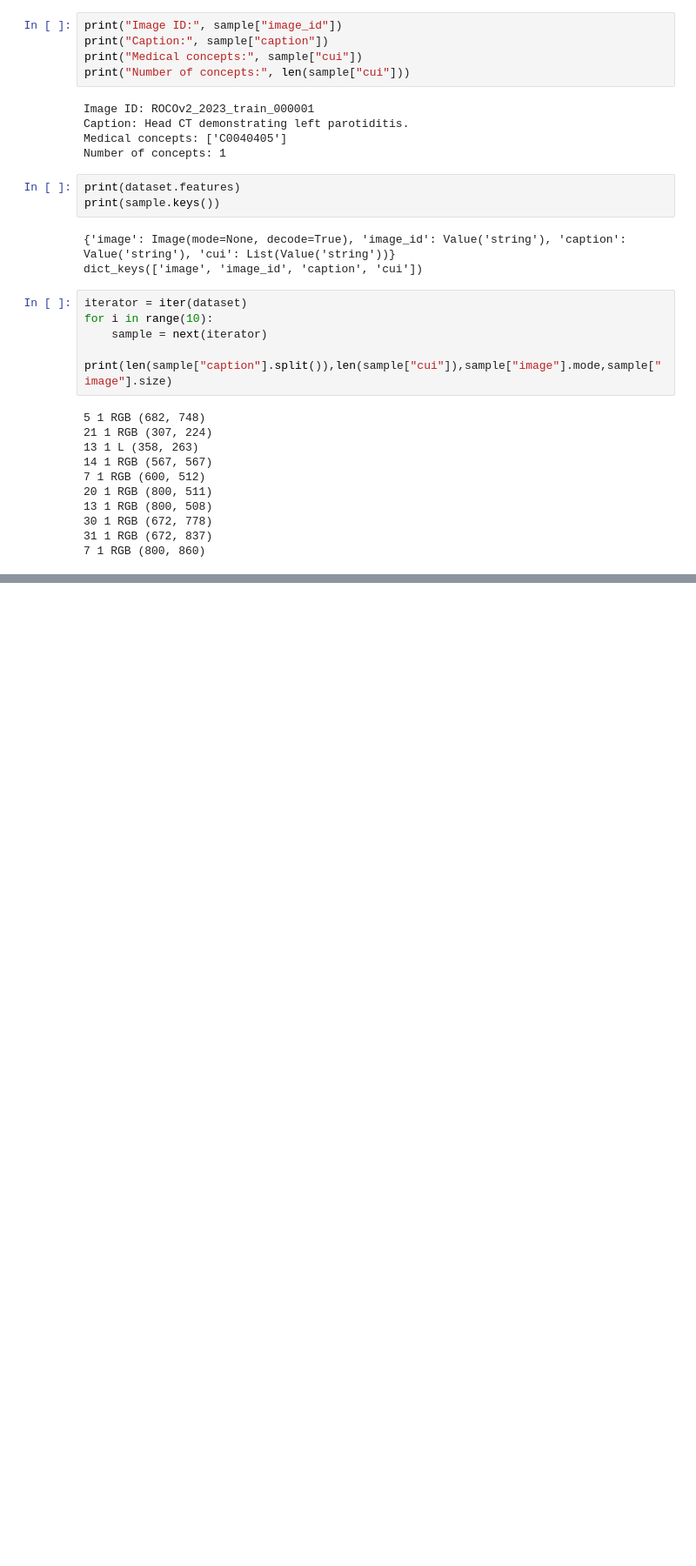
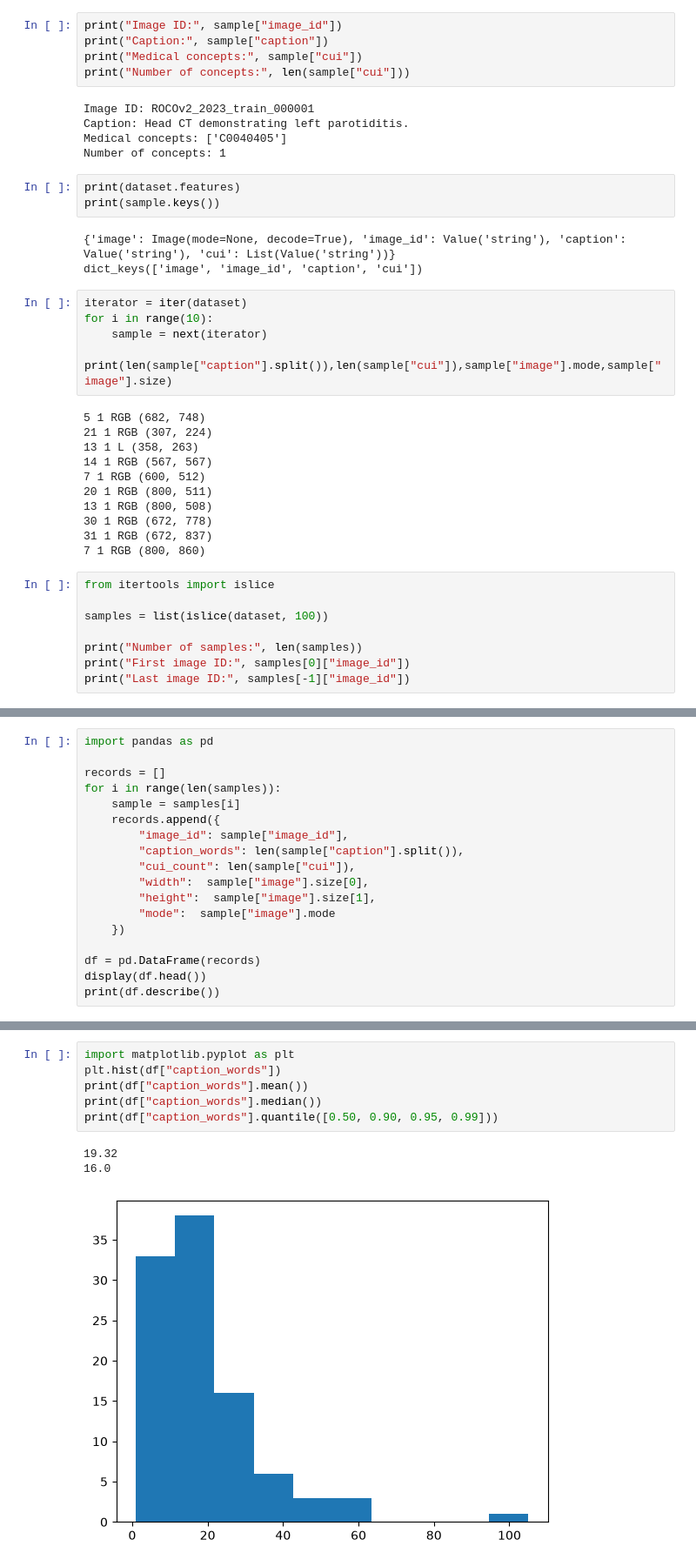
Before and after one commit to Chang195/NeuroMed-VLM, a Jupyter notebook: explore_data.ipynb, the cells around one changed output, grey strips where cells are left out. Shown at 87% size. Drawn from its saved outputs; the diff is of its cells as text; blank space fills up the shorter version.

Commit message:
Add ROCOv2 exploratory data analysis

```diff
--- a/explore_data.ipynb
+++ b/explore_data.ipynb
@@ -47,3 +49,11 @@ for i in range(10):
 30 1 RGB (672, 778)
 31 1 RGB (672, 837)
 7 1 RGB (800, 860)
+# %%
+from itertools import islice
+
+samples = list(islice(dataset, 100))
+
+print("Number of samples:", len(samples))
+print("First image ID:", samples[0]["image_id"])
+print("Last image ID:", samples[-1]["image_id"])
@@ -49,0 +64,18 @@ for i in range(10):
+# %%
+import pandas as pd
+
+records = []
+for i in range(len(samples)):
+    sample = samples[i]
+    records.append({
+        "image_id": sample["image_id"],
+        "caption_words": len(sample["caption"].split()),
+        "cui_count": len(sample["cui"]),
+        "width":  sample["image"].size[0],
+        "height":  sample["image"].size[1],
+        "mode":  sample["image"].mode
+    })
+
+df = pd.DataFrame(records)
+display(df.head())
+print(df.describe())
@@ -49,0 +98,10 @@ for i in range(10):
+# %%
+import matplotlib.pyplot as plt
+plt.hist(df["caption_words"])
+print(df["caption_words"].mean())
+print(df["caption_words"].median())
+print(df["caption_words"].quantile([0.50, 0.90, 0.95, 0.99]))
+# %% [output]
+19.32
+16.0
+[figure, added]
```
Also changed, not shown: parts of 6 cells of this notebook, 1 other file.
